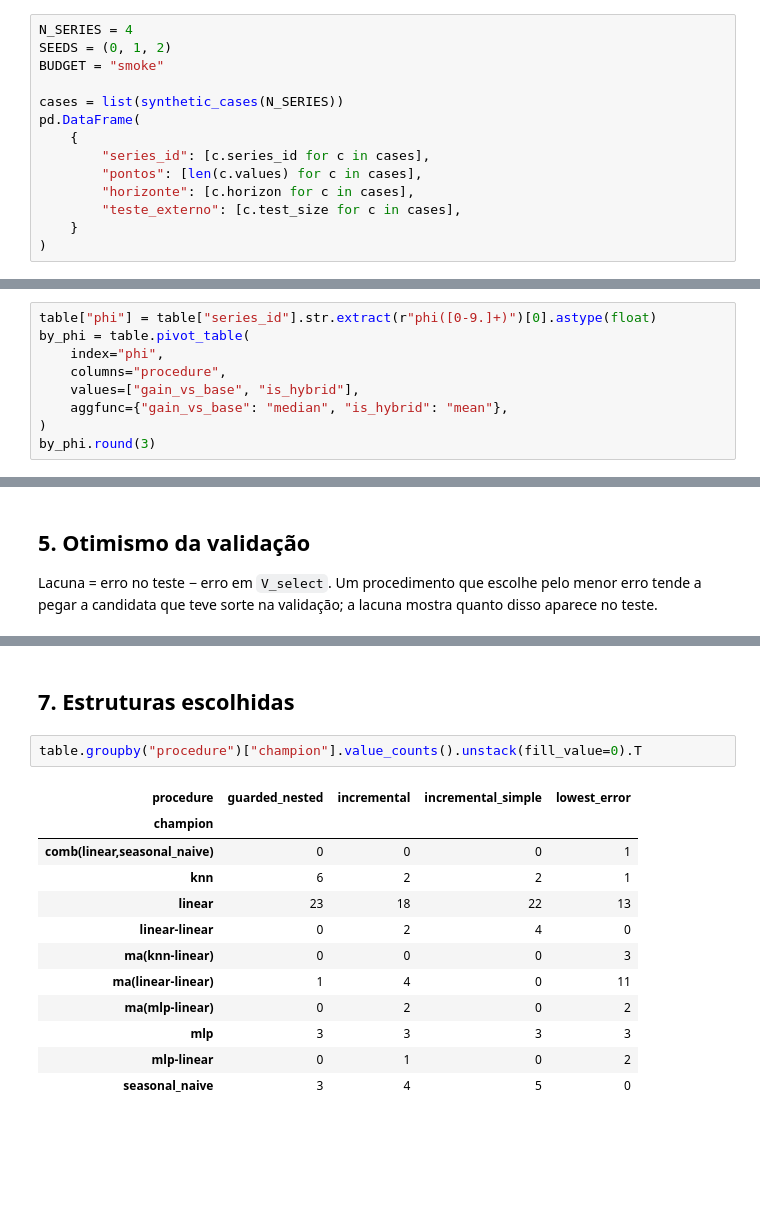
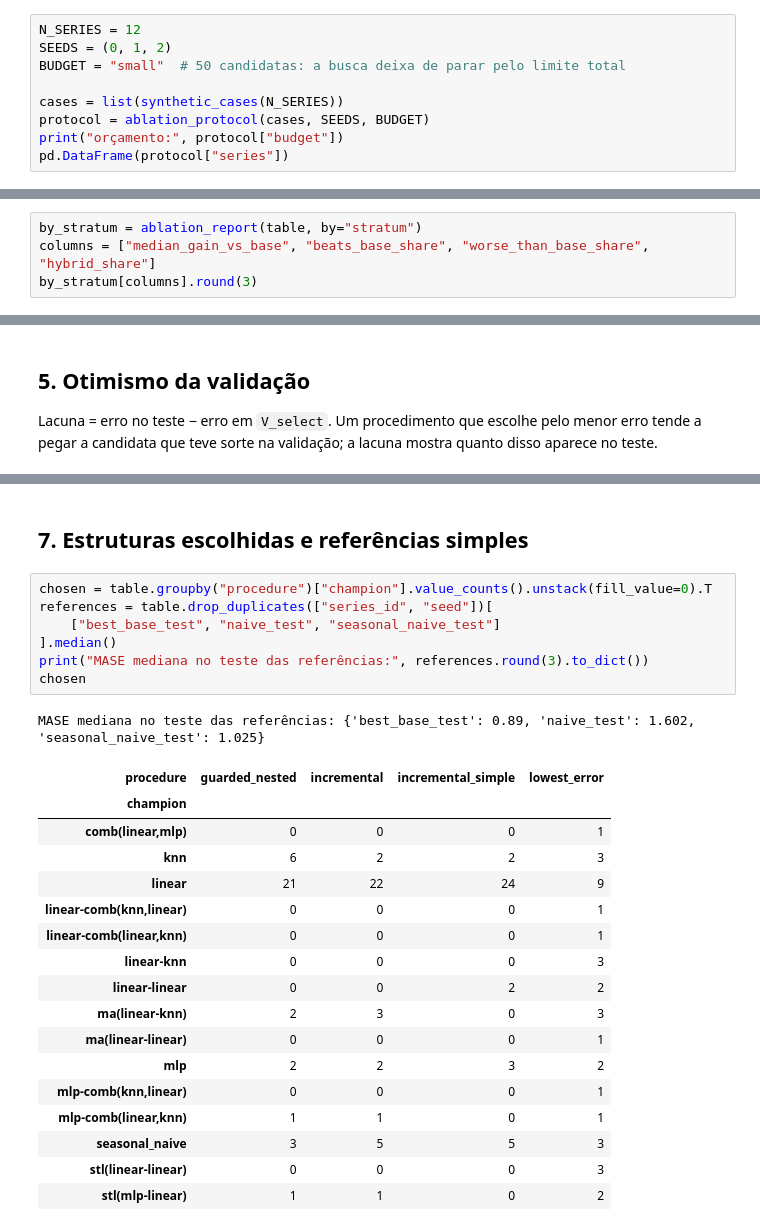
Before and after one commit to autohybts-lib/AutoHybTS, a Jupyter notebook: notebooks/09_ablation.ipynb, the cells around one changed output, grey strips where cells are left out. Saved outputs shown, nothing was run; the diff lists cells and outputs as text; blank space fills up the shorter version.

```diff
--- a/notebooks/09_ablation.ipynb
+++ b/notebooks/09_ablation.ipynb
@@ -34,17 +52,12 @@ AutoHybTS 0.0.1
 # %% [markdown]
 ## 1. Configuração
 # %%
-N_SERIES = 4
+N_SERIES = 12
 SEEDS = (0, 1, 2)
-BUDGET = "smoke"
+BUDGET = "small"  # 50 candidatas: a busca deixa de parar pelo limite total
 
 cases = list(synthetic_cases(N_SERIES))
-pd.DataFrame(
-    {
-        "series_id": [c.series_id for c in cases],
-        "pontos": [len(c.values) for c in cases],
-        "horizonte": [c.horizon for c in cases],
-        "teste_externo": [c.test_size for c in cases],
-    }
-)
+protocol = ablation_protocol(cases, SEEDS, BUDGET)
+print("orçamento:", protocol["budget"])
+pd.DataFrame(protocol["series"])
 # %% [output]
@@ -105,12 +140,7 @@ report.round(4)
 
 Quando o resíduo é ruído branco (AR(0)), um híbrido não tem o que aprender: o bom procedimento deveria ficar com a base. Com AR(0,8), há o que corrigir.
 # %%
-table["phi"] = table["series_id"].str.extract(r"phi([0-9.]+)")[0].astype(float)
-by_phi = table.pivot_table(
-    index="phi",
-    columns="procedure",
-    values=["gain_vs_base", "is_hybrid"],
-    aggfunc={"gain_vs_base": "median", "is_hybrid": "mean"},
-)
-by_phi.round(3)
+by_stratum = ablation_report(table, by="stratum")
+columns = ["median_gain_vs_base", "beats_base_share", "worse_than_base_share", "hybrid_share"]
+by_stratum[columns].round(3)
 # %% [output]
@@ -172,17 +226,28 @@ report[["mean_seconds", "candidates"]].round(1)
 # %% [markdown]
-## 7. Estruturas escolhidas
+## 7. Estruturas escolhidas e referências simples
 # %%
-table.groupby("procedure")["champion"].value_counts().unstack(fill_value=0).T
+chosen = table.groupby("procedure")["champion"].value_counts().unstack(fill_value=0).T
+references = table.drop_duplicates(["series_id", "seed"])[
+    ["best_base_test", "naive_test", "seasonal_naive_test"]
+].median()
+print("MASE mediana no teste das referências:", references.round(3).to_dict())
+chosen
 # %% [output]
+MASE mediana no teste das referências: {'best_base_test': 0.89, 'naive_test': 1.602, 'seasonal_naive_test': 1.025}
 | procedure | guarded_nested | incremental | incremental_simple | lowest_error |
 | champion |  |  |  |  |
-| comb(linear,seasonal_naive) | 0 | 0 | 0 | 1 |
-| knn | 6 | 2 | 2 | 1 |
-| linear | 23 | 18 | 22 | 13 |
-| linear-linear | 0 | 2 | 4 | 0 |
-| ma(knn-linear) | 0 | 0 | 0 | 3 |
-| ma(linear-linear) | 1 | 4 | 0 | 11 |
-| ma(mlp-linear) | 0 | 2 | 0 | 2 |
-| mlp | 3 | 3 | 3 | 3 |
-| mlp-linear | 0 | 1 | 0 | 2 |
-| seasonal_naive | 3 | 4 | 5 | 0 |
+| comb(linear,mlp) | 0 | 0 | 0 | 1 |
+| knn | 6 | 2 | 2 | 3 |
+| linear | 21 | 22 | 24 | 9 |
+| linear-comb(knn,linear) | 0 | 0 | 0 | 1 |
+| linear-comb(linear,knn) | 0 | 0 | 0 | 1 |
+| linear-knn | 0 | 0 | 0 | 3 |
+| linear-linear | 0 | 0 | 2 | 2 |
+| ma(linear-knn) | 2 | 3 | 0 | 3 |
+| ma(linear-linear) | 0 | 0 | 0 | 1 |
+| mlp | 2 | 2 | 3 | 2 |
+| mlp-comb(knn,linear) | 0 | 0 | 0 | 1 |
+| mlp-comb(linear,knn) | 1 | 1 | 0 | 1 |
+| seasonal_naive | 3 | 5 | 5 | 3 |
+| stl(linear-linear) | 0 | 0 | 0 | 3 |
+| stl(mlp-linear) | 1 | 1 | 0 | 2 |
```
Also changed, not shown: parts of 17 cells of this notebook, 47 other files.
